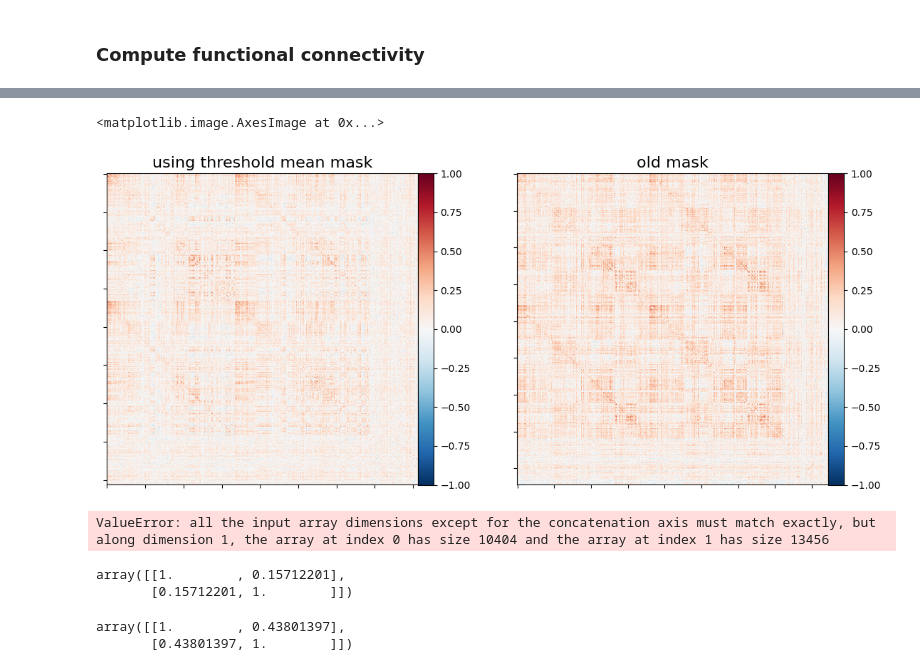
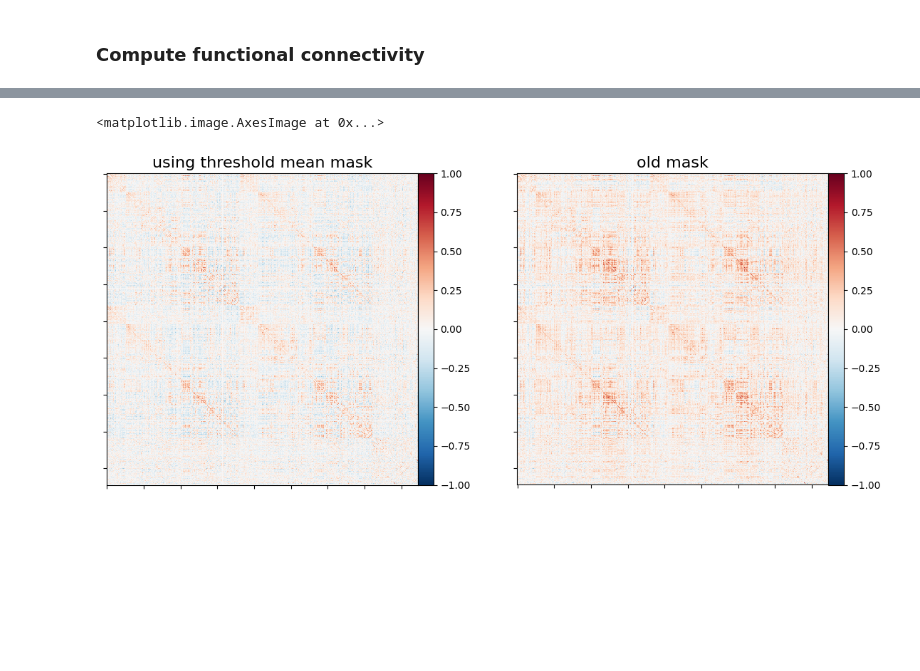
Before and after one commit to myxa/OpebCloseProject, a Jupyter notebook: notebooks/example.ipynb, the cells around one changed output, grey strips where cells are left out. Saved outputs shown, nothing was run; the diff lists cells and outputs as text; code cells hidden in the pictures; blank space fills up the shorter version.

```diff
--- a/notebooks/example.ipynb
+++ b/notebooks/example.ipynb
@@ -323,0 +459,4 @@ def fetch_ts(path, sub=None, run=1, task='rest', strategy=4, atlas_name='AAL'):
+# %%
+ts2 = fetch_ts('/data/Projects/OpenCloseChina/ts',
+               #sub=['084'],
+               run=1, atlas_name='HCPex', strategy=4, GSR=False)
@@ -556,0 +748,8 @@ trt_fc = functional_connectivity(trt1, 'correlation')
+# %%
+fc_cl = functional_connectivity(ts, 'correlation')
+#reor_cl = reorder_matrix(fc_cl, 'HCPex')
+#fc_op = functional_connectivity(opened, 'correlation')
+#reor_op = reorder_matrix(fc_op, 'HCPex')
+# %%
+fc_cl2 = functional_connectivity(ts2, 'correlation')
+fc_cl3 = functional_connectivity(ts3, 'correlation')
@@ -561,5 +770,0 @@ ts2.shape
-# %%
-fc_cl = functional_connectivity(ts2, 'correlation')
-#reor_cl = reorder_matrix(fc_cl, 'HCPex')
-#fc_op = functional_connectivity(opened, 'correlation')
-#reor_op = reorder_matrix(fc_op, 'HCPex')
@@ -590,37 +815,23 @@ fc_cl.shape
 # %%
 from nilearn import plotting
 
 fig, (ax1, ax2) = plt.subplots(1, 2, figsize=(15, 5))
 
 plotting.plot_matrix(
-    fc_cl,
+    fc_cl[0, 0],
     labels=None,
     vmax=1,#np.max(fc6[0]),
     vmin=-1,#-np.max(fc6[0]),
     title="using threshold mean mask",
     reorder=False, axes=ax1)
 
 plotting.plot_matrix(
-    fc_cl_old[10],
+    fc_cl2[0],
     labels=None,
     vmax=1,#np.max(fc5[0]),
     vmin=-1,#-np.max(fc5[0]),
     title="old mask",
     reorder=False, axes=ax2)
 # %% [output]
 <matplotlib.image.AxesImage at 0x...>
-[figure, old version]
+[figure, new version]
-# %%
-np.corrcoef(fc_cl.flatten(), fc_cl_old[0].flatten())
-# %% [output]
-ValueError: all the input array dimensions except for the concatenation axis must match exactly, but along dimension 1, the array at index 0 has size 10404 and the array at index 1 has size 13456
-# %%
-np.corrcoef(fc_cl[0][2].flatten(), fc_cl[1][2].flatten())
-# %% [output]
-array([[1.        , 0.15712201],
-       [0.15712201, 1.        ]])
-# %%
-np.corrcoef(fc_cl[0][2].flatten(), fc_cl[0][0].flatten())
-# %% [output]
-array([[1.        , 0.43801397],
-       [0.43801397, 1.        ]])
```
Also changed, not shown: parts of 50 cells of this notebook, 4 other files.
